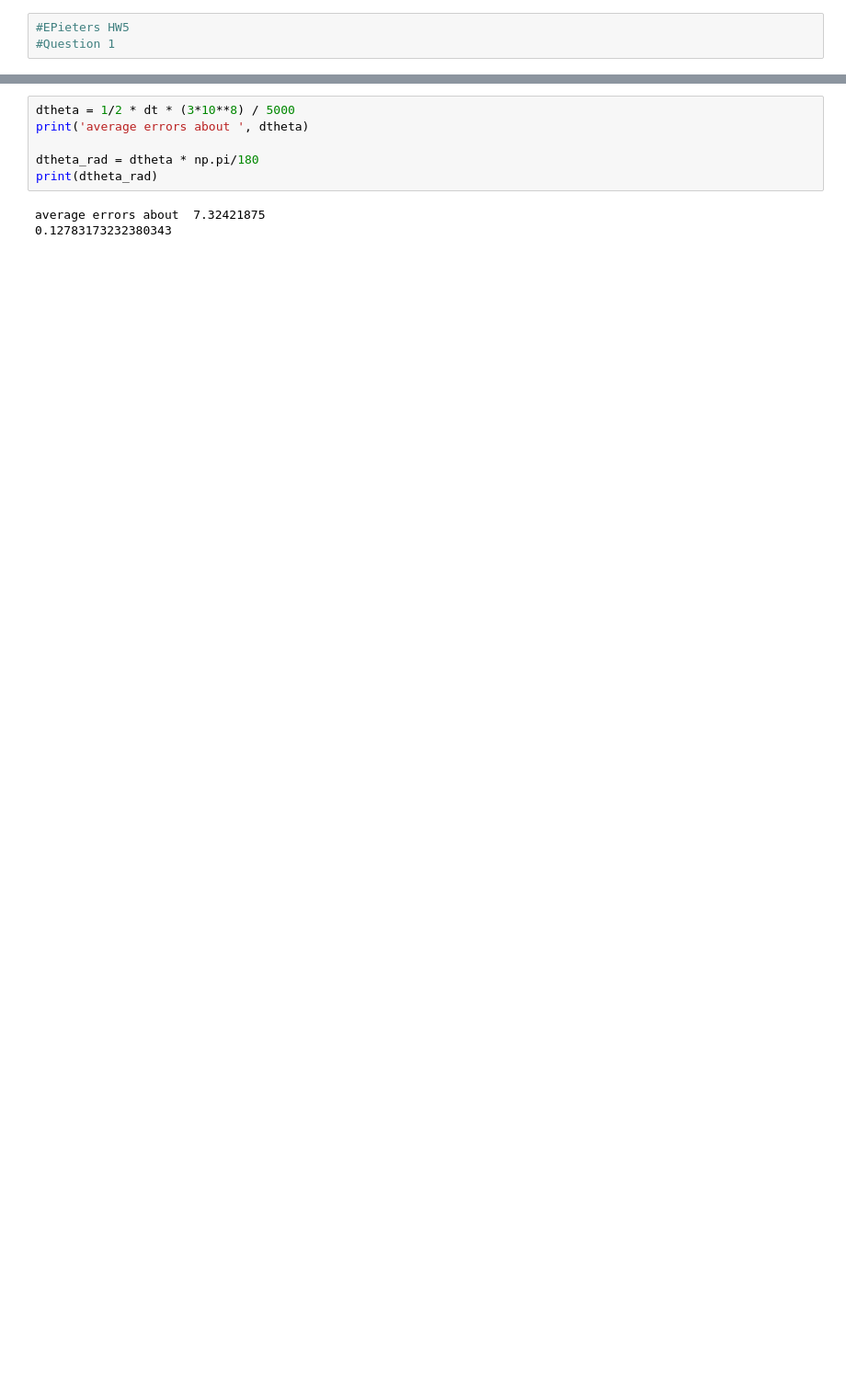
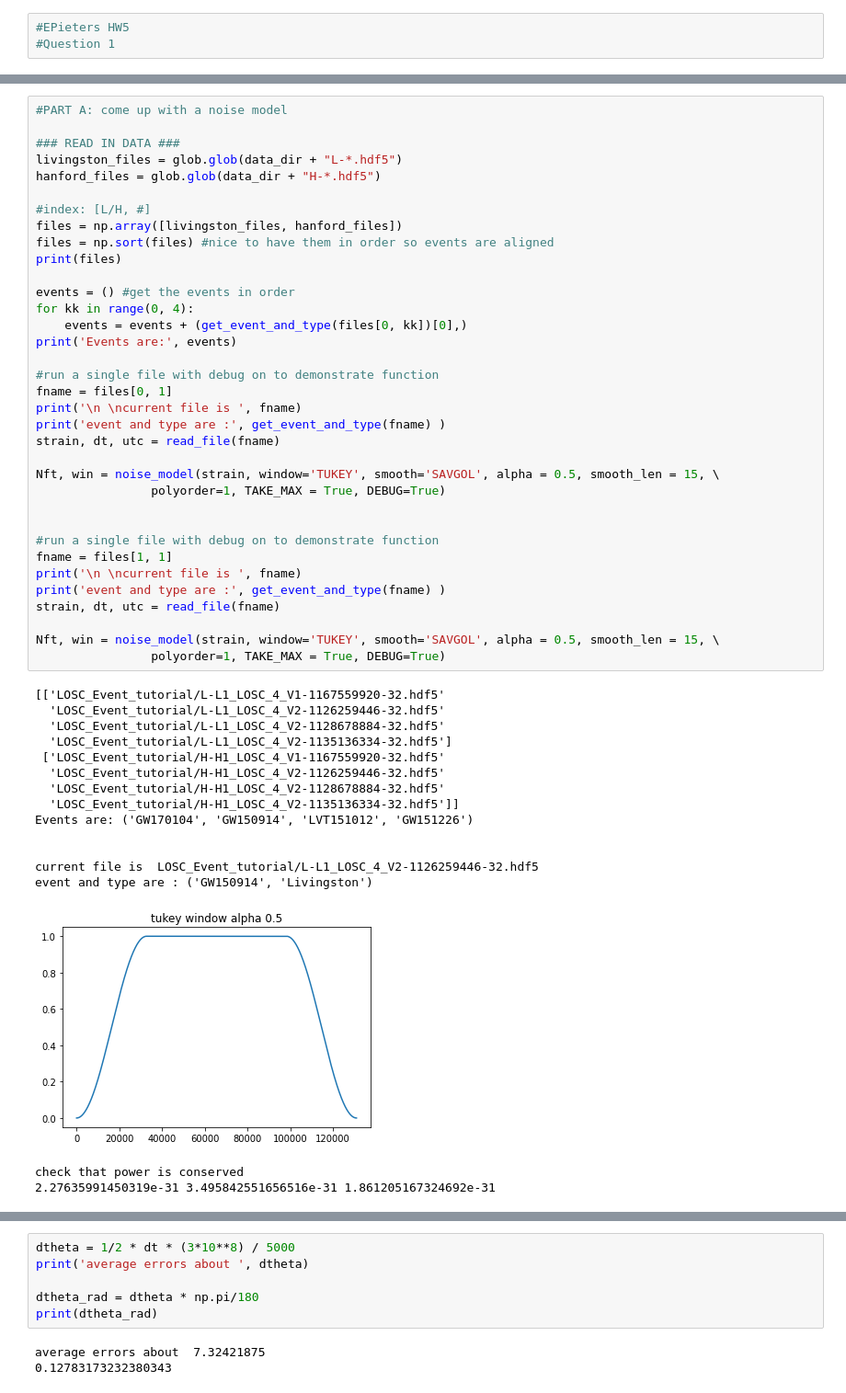
Before and after one commit to lizzord/phys512hw, a Jupyter notebook: problemset5/Question1.ipynb, the cells around one changed output, grey strips where cells are left out. Shown at 92% size. Drawn from its saved outputs; the diff is of its cells as text; blank space fills up the shorter version.

Commit message:
finished parts abc

```diff
--- a/problemset5/Question1.ipynb
+++ b/problemset5/Question1.ipynb
@@ -363,0 +350,52 @@ signal to noise ratio is 4.867802749589002
+# %%
+#PART A: come up with a noise model
+
+### READ IN DATA ###
+livingston_files = glob.glob(data_dir + "L-*.hdf5")
+hanford_files = glob.glob(data_dir + "H-*.hdf5")
+
+#index: [L/H, #]
+files = np.array([livingston_files, hanford_files])
+files = np.sort(files) #nice to have them in order so events are aligned
+print(files)
+
+events = () #get the events in order
+for kk in range(0, 4):
+    events = events + (get_event_and_type(files[0, kk])[0],)
+print('Events are:', events)
+
+#run a single file with debug on to demonstrate function
+fname = files[0, 1]
+print('\n \ncurrent file is ', fname)
+print('event and type are :', get_event_and_type(fname) )
+strain, dt, utc = read_file(fname)
+
+Nft, win = noise_model(strain, window='TUKEY', smooth='SAVGOL', alpha = 0.5, smooth_len = 15, \
+                polyorder=1, TAKE_MAX = True, DEBUG=True)
+
+
+#run a single file with debug on to demonstrate function
+fname = files[1, 1]
+print('\n \ncurrent file is ', fname)
+print('event and type are :', get_event_and_type(fname) )
+strain, dt, utc = read_file(fname)
+
+Nft, win = noise_model(strain, window='TUKEY', smooth='SAVGOL', alpha = 0.5, smooth_len = 15, \
+                polyorder=1, TAKE_MAX = True, DEBUG=True)
+# %% [output]
+[['LOSC_Event_tutorial/L-L1_LOSC_4_V1-1167559920-32.hdf5'
+  'LOSC_Event_tutorial/L-L1_LOSC_4_V2-1126259446-32.hdf5'
+  'LOSC_Event_tutorial/L-L1_LOSC_4_V2-1128678884-32.hdf5'
+  'LOSC_Event_tutorial/L-L1_LOSC_4_V2-1135136334-32.hdf5']
+ ['LOSC_Event_tutorial/H-H1_LOSC_4_V1-1167559920-32.hdf5'
+  'LOSC_Event_tutorial/H-H1_LOSC_4_V2-1126259446-32.hdf5'
+  'LOSC_Event_tutorial/H-H1_LOSC_4_V2-1128678884-32.hdf5'
+  'LOSC_Event_tutorial/H-H1_LOSC_4_V2-1135136334-32.hdf5']]
+Events are: ('GW170104', 'GW150914', 'LVT151012', 'GW151226')
+
+
+current file is  LOSC_Event_tutorial/L-L1_LOSC_4_V2-1126259446-32.hdf5
+event and type are : ('GW150914', 'Livingston')
+[figure, added]
+check that power is conserved
+2.27635991450319e-31 3.495842551656516e-31 1.861205167324692e-31
```
Also changed, not shown: parts of 21 cells of this notebook.
